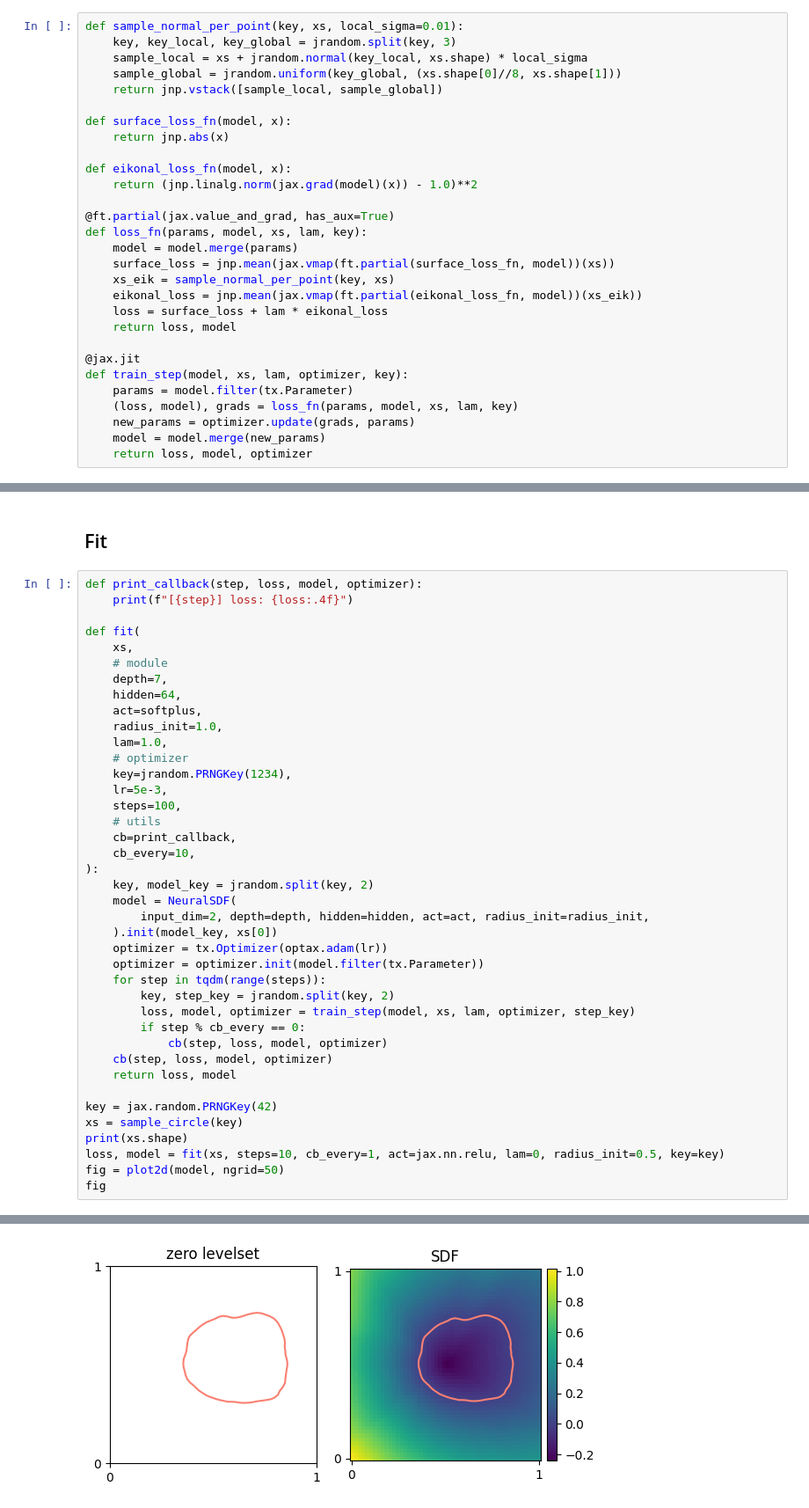
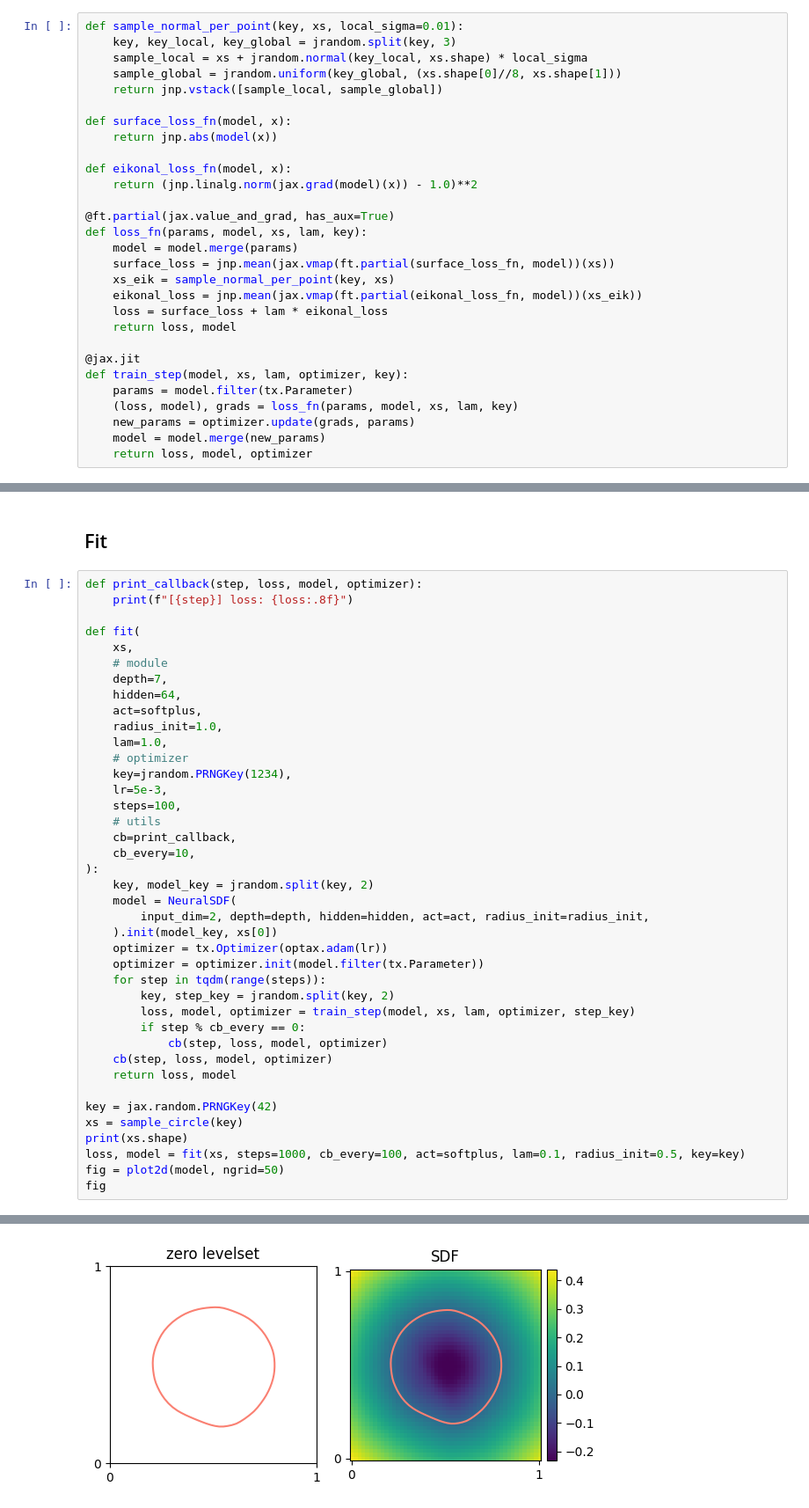
Before and after one commit to niklasschmitz/sdf_jax, a Jupyter notebook: geometric_regularization.ipynb, the cells around one changed output, grey strips where cells are left out. Shown at 88% size. Saved outputs shown, nothing was run; the diff lists cells and outputs as text.

```diff
--- a/geometric_regularization.ipynb
+++ b/geometric_regularization.ipynb
@@ -33,7 +30,7 @@ def sample_normal_per_point(key, xs, local_sigma=0.01):
     return jnp.vstack([sample_local, sample_global])
 
 def surface_loss_fn(model, x):
-    return jnp.abs(x)
+    return jnp.abs(model(x))
 
 def eikonal_loss_fn(model, x):
     return (jnp.linalg.norm(jax.grad(model)(x)) - 1.0)**2
@@ -154,7 +152,7 @@ plot2d(init_model, ngrid=50)
 ## Fit
 # %%
 def print_callback(step, loss, model, optimizer):
-    print(f"[{step}] loss: {loss:.4f}")
+    print(f"[{step}] loss: {loss:.8f}")
 
 def fit(
     xs,
@@ -189,7 +187,7 @@ def fit(
 key = jax.random.PRNGKey(42)
 xs = sample_circle(key)
 print(xs.shape)
-loss, model = fit(xs, steps=10, cb_every=1, act=jax.nn.relu, lam=0, radius_init=0.5, key=key)
+loss, model = fit(xs, steps=1000, cb_every=100, act=softplus, lam=0.1, radius_init=0.5, key=key)
 fig = plot2d(model, ngrid=50)
 fig
 # %% [output]
@@ -208,4 +206,4 @@ fig
-[figure, old version]
+[figure, new version]
 # %%
 fig = plot2d(model, ngrid=50)
 ax0 = fig.axes[0]
```
Also changed, not shown: parts of 4 cells of this notebook.
